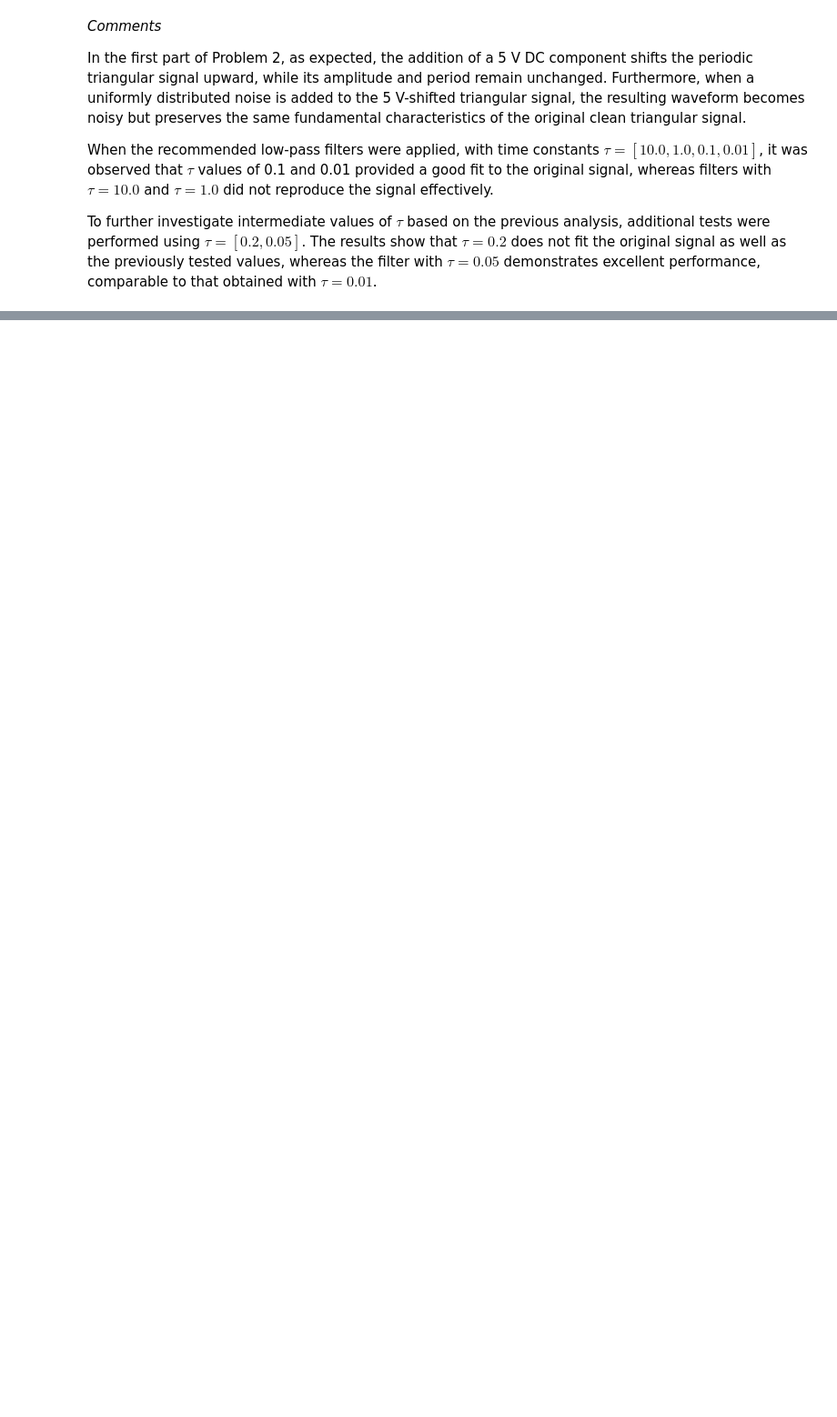
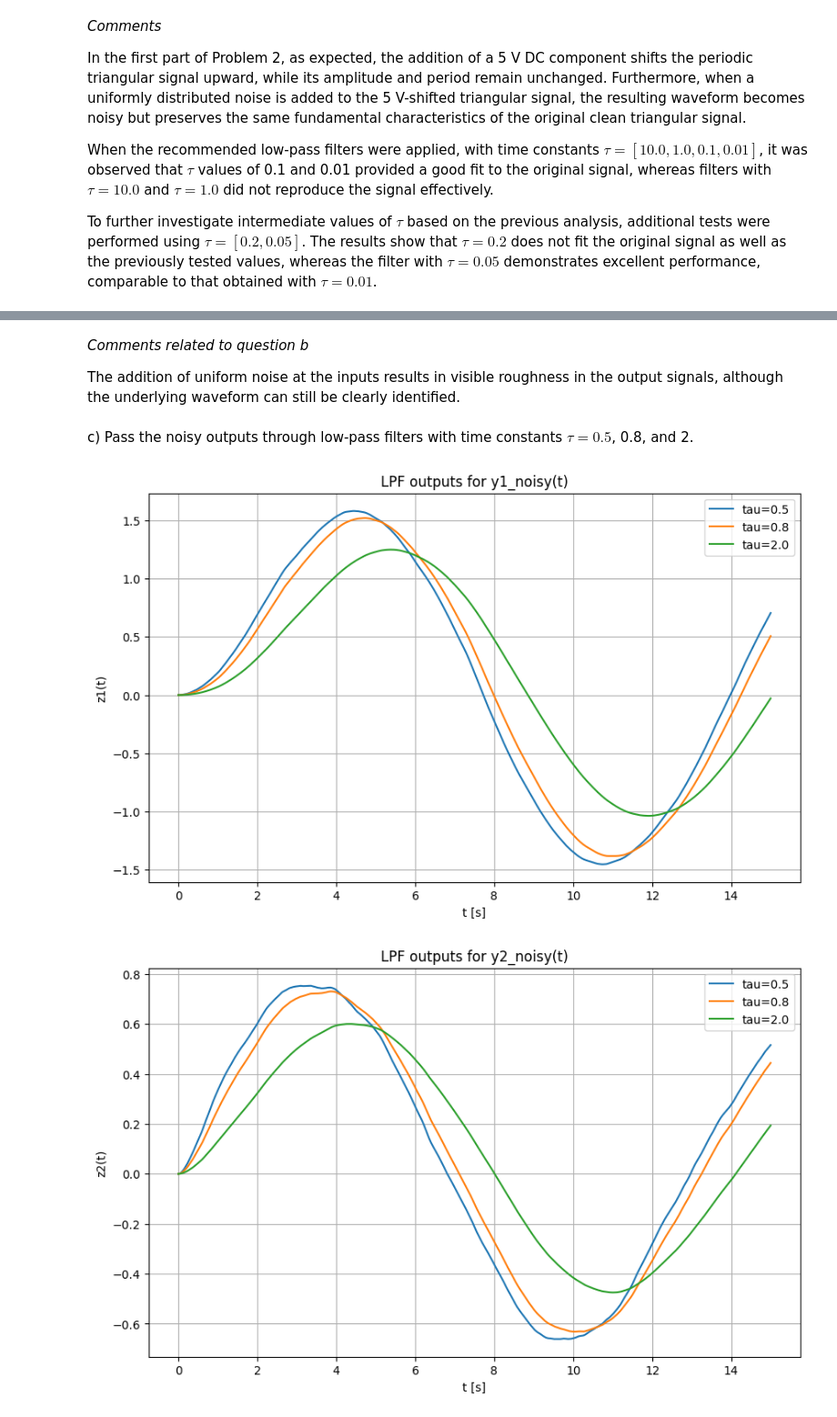
Before and after one commit to saulosgil/Disciplina_Modelagem-e-simula--o-de-sistemas, a Jupyter notebook: exercises/SE06/SE06_SauloGil.ipynb, the cells around one changed output, grey strips where cells are left out. Shown at 91% size. Cells and saved outputs as stored; diff of their text form; code cells hidden in the pictures; blank space fills up the shorter version.

```diff
--- a/exercises/SE06/SE06_SauloGil.ipynb
+++ b/exercises/SE06/SE06_SauloGil.ipynb
@@ -240,0 +361,37 @@ Data:
+# %% [markdown]
+*Comments related to question b*
+
+The addition of uniform noise at the inputs results in visible roughness in the output signals, although the underlying waveform can still be clearly identified.
+# %% [markdown]
+ c) Pass the noisy outputs through low-pass filters with time constants $\tau = 0.5$, 0.8, and 2.
+# %%
+taus = [0.5, 0.8, 2.0]
+
+# Filter y1_noisy with different taus
+z1 = {tau: lpf_first_order(t, noisy["y1"], tau) for tau in taus}
+# Filter y2_noisy with different taus
+z2 = {tau: lpf_first_order(t, noisy["y2"], tau) for tau in taus}
+
+# Plot (single chart per output) with three curves each
+plt.figure(figsize=(10,6))
+for tau in taus:
+    plt.plot(t, z1[tau], label=f"tau={tau}")
+plt.title("LPF outputs for y1_noisy(t)")
+plt.xlabel("t [s]")
+plt.ylabel("z1(t)")
+plt.grid(True)
+plt.legend()
+plt.show()
+
+plt.figure(figsize=(10,6))
+for tau in taus:
+    plt.plot(t, z2[tau], label=f"tau={tau}")
+plt.title("LPF outputs for y2_noisy(t)")
+plt.xlabel("t [s]")
+plt.ylabel("z2(t)")
+plt.grid(True)
+plt.legend()
+plt.show()
+# %% [output]
+[figure, added]
+[figure, added]
```
Also changed, not shown: parts of 9 cells of this notebook.
